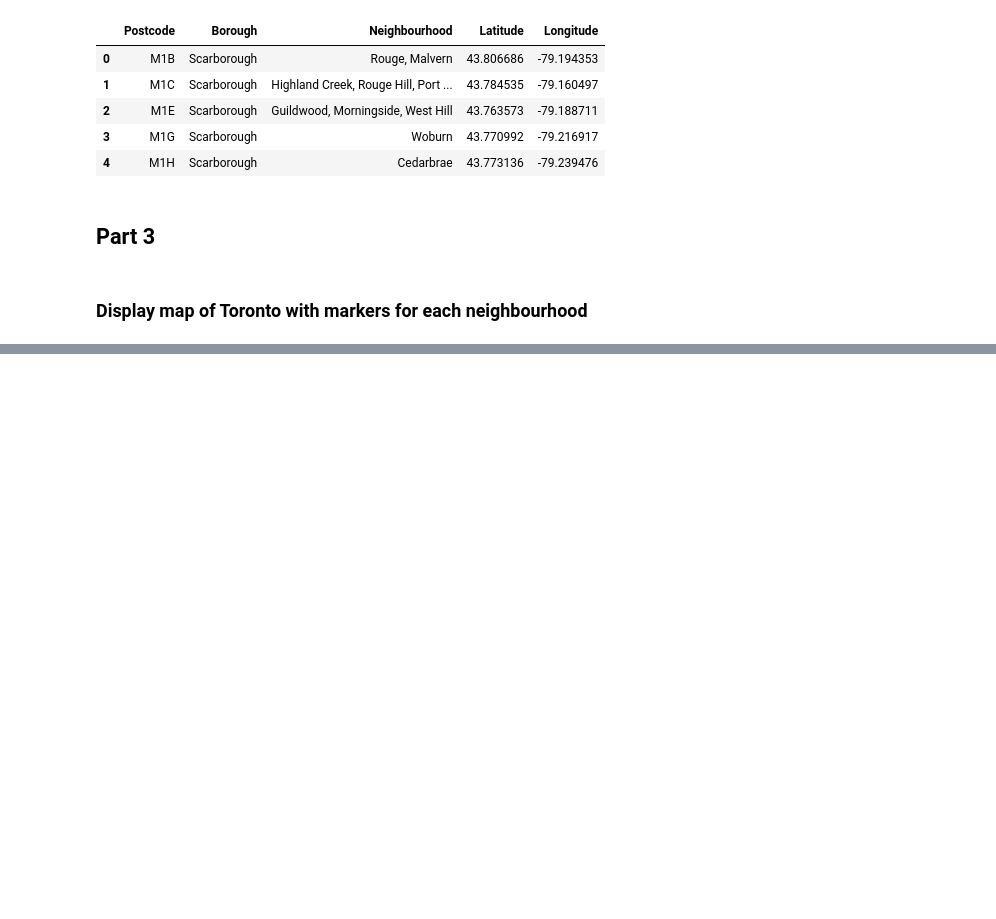
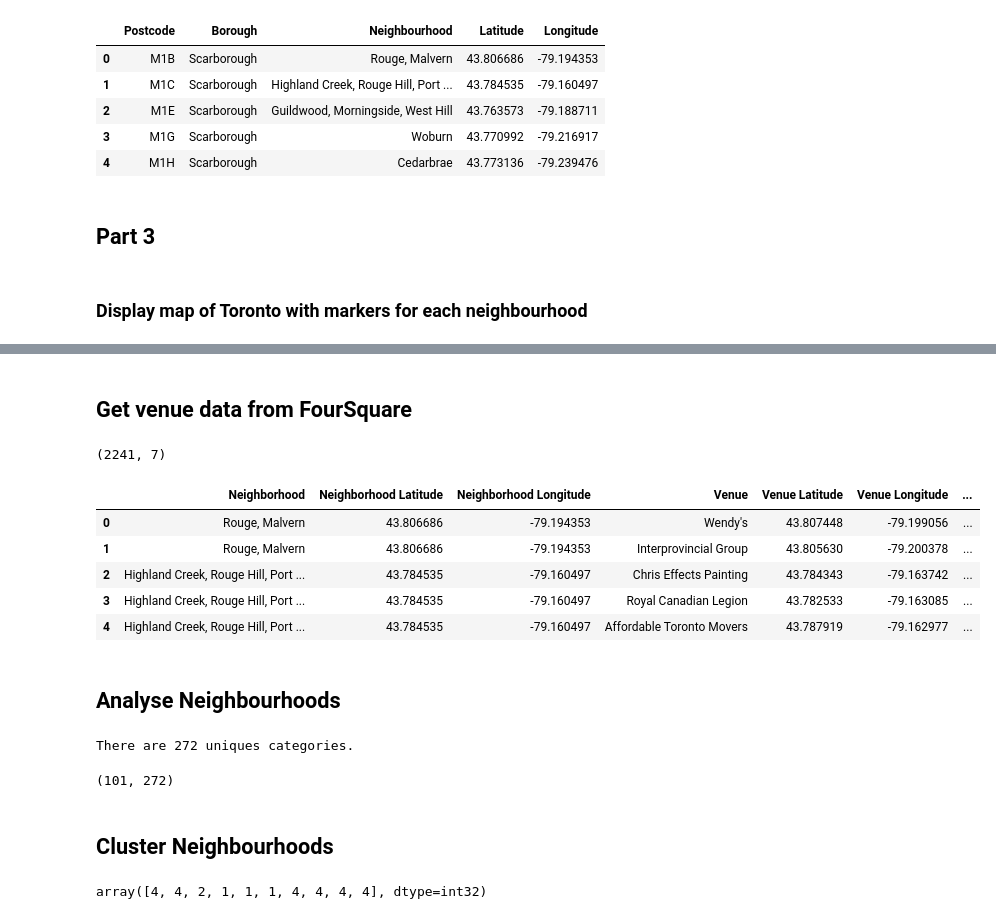
Before and after one commit to Cbro64/Coursera_Capstone, a Jupyter notebook: Toronto.ipynb, the cells around one changed output, grey strips where cells are left out. Cells and saved outputs as stored; diff of their text form; code cells hidden in the pictures; blank space fills up the shorter version.

```diff
--- a/Toronto.ipynb
+++ b/Toronto.ipynb
@@ -68,4 +84,6 @@ map_toronto
 [interactive output not drawn]
+# %% [markdown]
+## Get venue data from FourSquare
 # %%
 CLIENT_ID = '0T1HYTMBMSMFT4D4VY1S4G3ID0XYRFXUK1NLVVZDC3DHITW1' # your Foursquare ID
 CLIENT_SECRET = 'FZ0TMH0ZPLP5BGTI3FMG0GZF05PMCHPLUHKUQUJ3E4XEMLPH' # your Foursquare Secret
@@ -72,0 +133,47 @@ VERSION = '20180605' # Foursquare API version
+# %%
+toronto_venues = getNearbyVenues(names=nhoods['Neighbourhood'],
+                                   latitudes=nhoods['Latitude'],
+                                   longitudes=nhoods['Longitude']
+                                  )
+# %%
+print(toronto_venues.shape)
+toronto_venues.head()
+# %% [output]
+(2241, 7)
+|  | Neighborhood | Neighborhood Latitude | Neighborhood Longitude | Venue | Venue Latitude | Venue Longitude | ... |
+| 0 | Rouge, Malvern | 43.806686 | -79.194353 | Wendy's | 43.807448 | -79.199056 | ... |
+| 1 | Rouge, Malvern | 43.806686 | -79.194353 | Interprovincial Group | 43.805630 | -79.200378 | ... |
+| 2 | Highland Creek, Rouge Hill, Port ... | 43.784535 | -79.160497 | Chris Effects Painting | 43.784343 | -79.163742 | ... |
+| 3 | Highland Creek, Rouge Hill, Port ... | 43.784535 | -79.160497 | Royal Canadian Legion | 43.782533 | -79.163085 | ... |
+| 4 | Highland Creek, Rouge Hill, Port ... | 43.784535 | -79.160497 | Affordable Toronto Movers | 43.787919 | -79.162977 | ... |
+# %% [markdown]
+## Analyse Neighbourhoods
+# %%
+# one hot encoding
+toronto_onehot = pd.get_dummies(toronto_venues[['Venue Category']], prefix="", prefix_sep="")
+
+# add neighborhood column back to dataframe
+toronto_onehot['Neighborhood'] = toronto_venues['Neighborhood']
+
+# move neighborhood column to the first column
+fixed_columns = [toronto_onehot.columns[-1]] + list(toronto_onehot.columns[:-1])
+toronto_onehot = toronto_onehot[fixed_columns]
+# %% [output]
+There are 272 uniques categories.
+# %%
+toronto_grouped = toronto_onehot.groupby('Neighborhood').mean().reset_index()
+# %% [output]
+(101, 272)
+# %% [markdown]
+## Cluster Neighbourhoods
+# %%
+from sklearn.cluster import KMeans
+# set number of clusters
+kclusters = 5
+
+toronto_clustering = toronto_grouped.drop('Neighborhood', 1)
+
+# run k-means clustering
+kmeans = KMeans(n_clusters=kclusters, random_state=0).fit(toronto_clustering)
+# %% [output]
+array([4, 4, 2, 1, 1, 1, 4, 4, 4, 4], dtype=int32)
```
Also changed, not shown: parts of 4 cells of this notebook.
